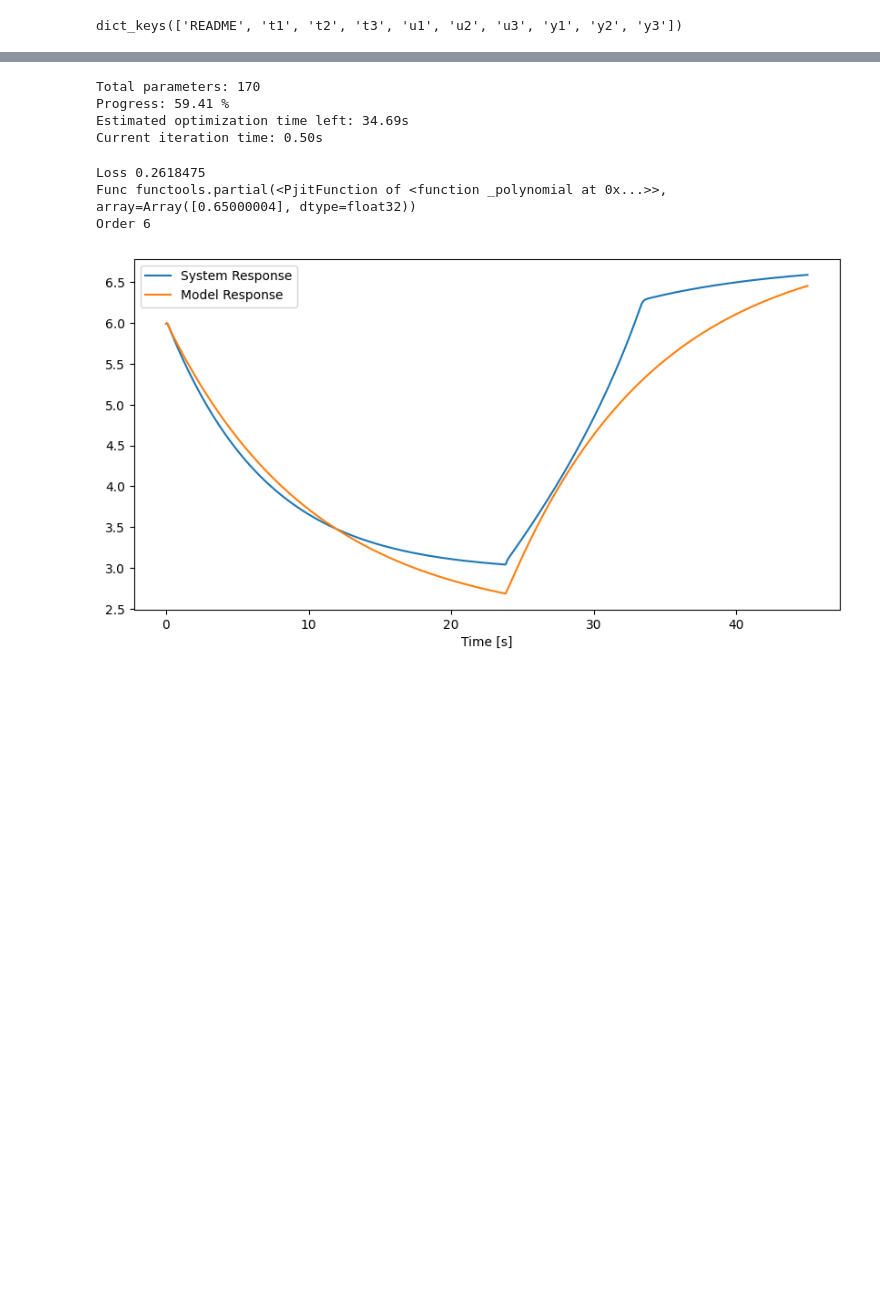
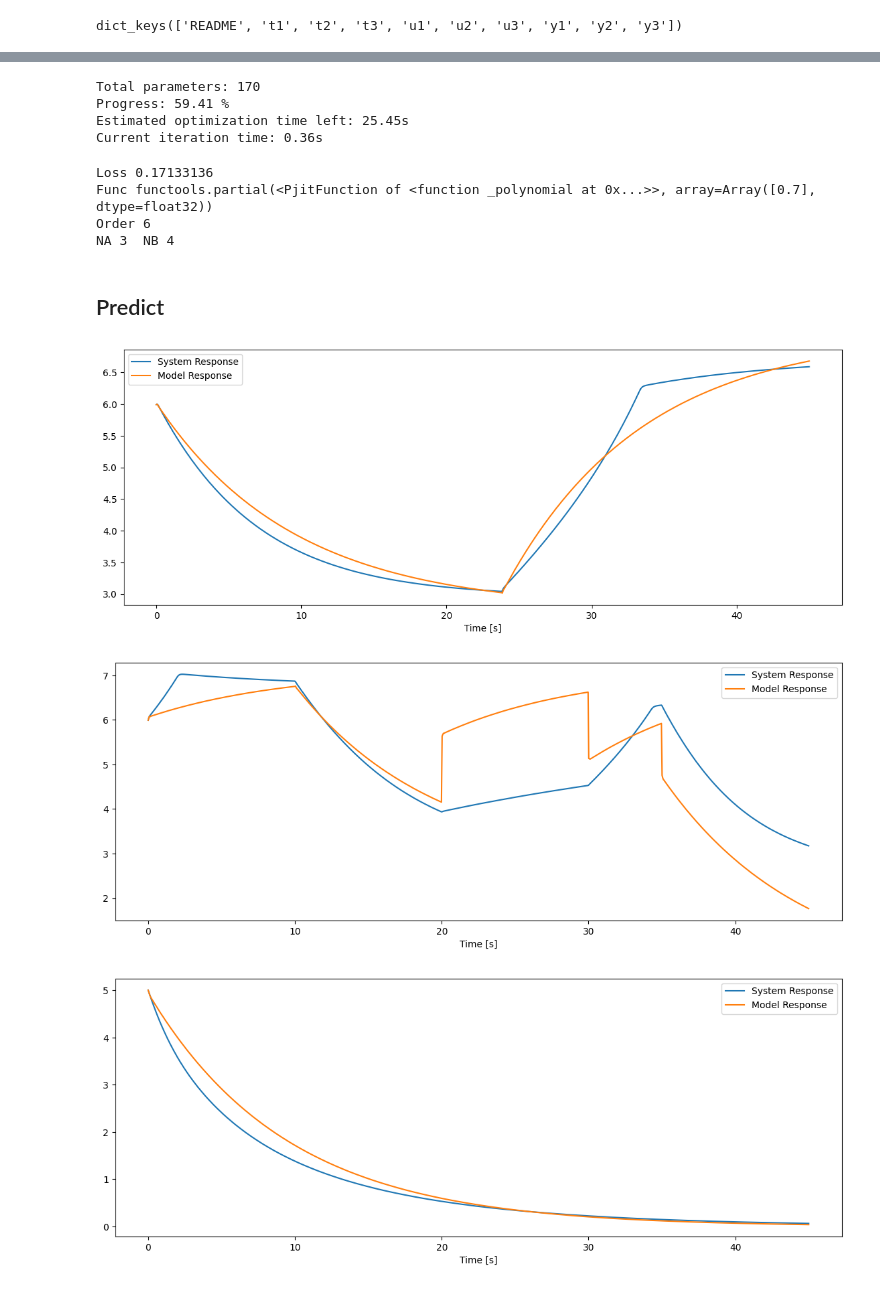
Before and after one commit to MatzeLopi/KIT-2243070, a Jupyter notebook: Exercises/ex3.ipynb, the cells around one changed output, grey strips where cells are left out. Saved outputs shown, nothing was run; the diff lists cells and outputs as text; code cells hidden in the pictures; blank space fills up the shorter version.

Commit message:
Optimized ARX model, added optimizer

```diff
--- a/Exercises/ex3.ipynb
+++ b/Exercises/ex3.ipynb
@@ -36,4 +28,12 @@ HA_FUN = func
 t = jnp.array(data2.t1)
 y = jnp.array(data2.y1)
 u = jnp.array(data2.u1)
-Ts = t[1] - t[0]
+
+
+t2 = jnp.array(data2.t2)
+y2 = jnp.array(data2.y2)
+u2 = jnp.array(data2.u2)
+
+t3 = jnp.array(data2.t3)
+y3 = jnp.array(data2.y3)
+u3 = jnp.array(data2.u3)
@@ -44,28 +72,54 @@ order_ = jnp.array([2,7])
 num_polys = jnp.array([1,3])
 scalers_poly = jnp.array([0.2,0.8])
 
+y_new = jnp.concatenate([y,y3])
+u_new = jnp.concatenate([u,u3])
 
-p_hat,loss, func, order, na,nb = dbm_math.hammerstein_optimization(y,u,(3,4),(4,5),(5,6),(1,3),(0.2,0.8))
+
+p_hat,loss, func, order, na,nb = dbm_math.hammerstein_optimization(y_new,u_new,(3,4),(4,5),(5,6),(1,3),(0.25,0.7))
 # %% [output]
 Total parameters: 170
 Progress: 59.41 %
-Estimated optimization time left: 34.69s
-Current iteration time: 0.50s
+Estimated optimization time left: 25.45s
+Current iteration time: 0.36s
 # %%
 print("Loss", loss)
 print("Func", func)
 print("Order", order)
-y_pred = dbm_math.hammerstein_sim(y[:NA], u, na, nb, order, func, p_hat)
+print("NA", na, " NB", nb)
 # %% [output]
-Loss 0.2618475
-Func functools.partial(<PjitFunction of <function _polynomial at 0x...>>, array=Array([0.65000004], dtype=float32))
+Loss 0.17133136
+Func functools.partial(<PjitFunction of <function _polynomial at 0x...>>, array=Array([0.7], dtype=float32))
 Order 6
+NA 3  NB 4
+# %% [markdown]
+## Predict
+# %%
+y1_pred = dbm_math.hammerstein_sim(y[:na], u, na,nb, order, func, p_hat)
+y2_pred = dbm_math.hammerstein_sim(y2[:na], u2, na, nb, order, func, p_hat)
+y3_pred = dbm_math.hammerstein_sim(y3[:na], u3, na, nb, order, func, p_hat)
 # %%
-plt.figure(figsize=(10, 5))
+plt.figure(figsize=(14, 5))
 plt.plot(t,y, label="System Response")
 plt.xlabel("Time [s]")
-plt.plot(t, y_pred,label="Model Response")
+plt.plot(t, y1_pred,label="Model Response")
 plt.legend()
 plt.show()
+
+plt.figure(figsize=(14, 5))
+plt.plot(t2,y2, label="System Response")
+plt.xlabel("Time [s]")
+plt.plot(t2, y2_pred,label="Model Response")
+plt.legend()
+plt.show()
+
+plt.figure(figsize=(14, 5))
+plt.plot(t3,y3, label="System Response")
+plt.xlabel("Time [s]")
+plt.plot(t3, y3_pred,label="Model Response")
+plt.legend()
+plt.show()
 # %% [output]
-[figure, old version]
+[figure, new version]
+[figure, added]
+[figure, added]
```
Also changed, not shown: parts of 7 cells of this notebook, 7 other files.
